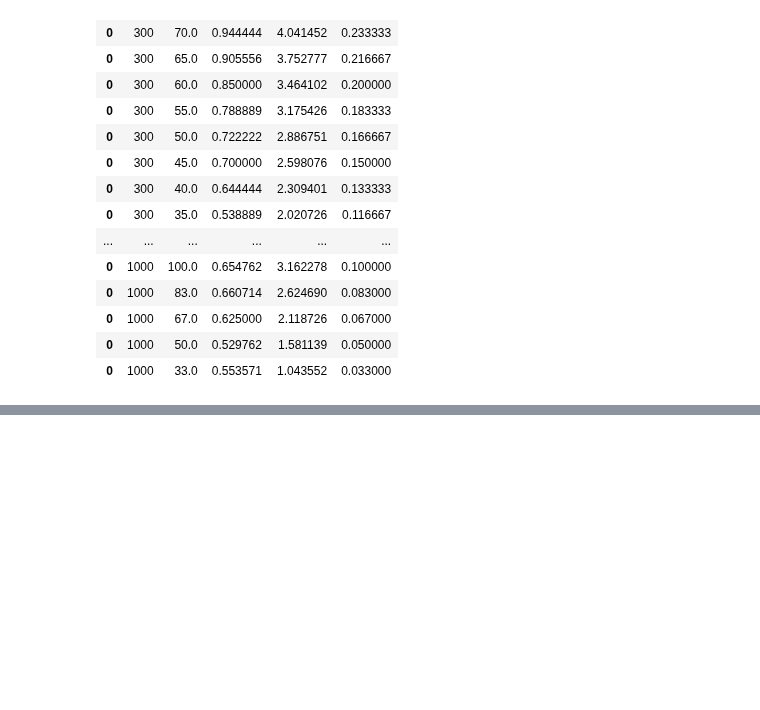
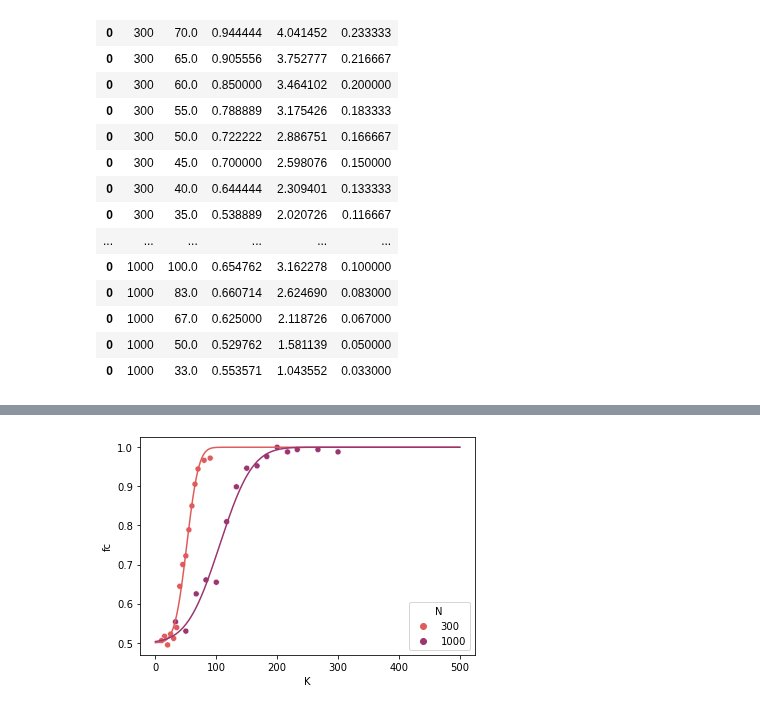
Before and after one commit to danieletirinnanzi/HUPLACLIP-analysis, a Jupyter notebook: data_analysis/pilot_2_horizontal/Pilot2-combined-analysis.ipynb, the cells around one changed output, grey strips where cells are left out. Cells and saved outputs as stored; diff of their text form; code cells hidden in the pictures; blank space fills up the shorter version.

```diff
--- a/data_analysis/pilot_2_horizontal/Pilot2-combined-analysis.ipynb
+++ b/data_analysis/pilot_2_horizontal/Pilot2-combined-analysis.ipynb
@@ -385,0 +386,12 @@ ax.set_xlim(ax.get_xlim()[0], 0.32)
+# %%
+# plotting the sigmoid functions in the graph:
+x_vals = np.linspace(0, 500, 1000)
+# creating palette for the graph:
+my_palette = sns.color_palette("flare", fitted_params_humans.shape[0])
+ax = sns.scatterplot(data=df_humans, x='K', y='fc', hue='N', palette=my_palette)
+# defining y values for each N value and plotting it:
+for index in range(fitted_params_humans.shape[0]):
+    y_vals = (1+ndtr((x_vals-fitted_params_humans[index][0])/fitted_params_humans[index][1]))/2
+    ax.plot(x_vals, y_vals, color=my_palette[index])
+# %% [output]
+[figure, added]
```
Also changed, not shown: parts of 10 cells of this notebook.
